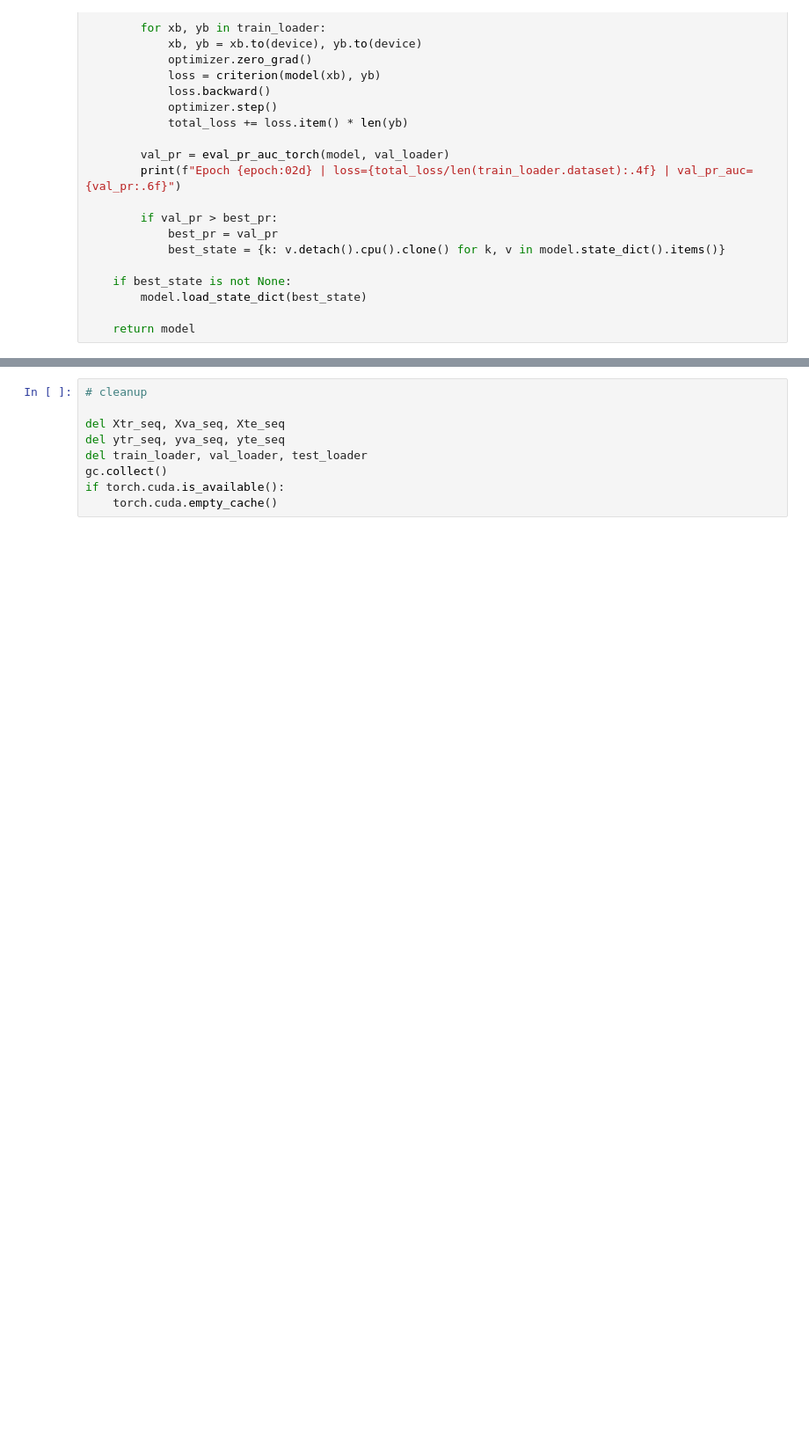
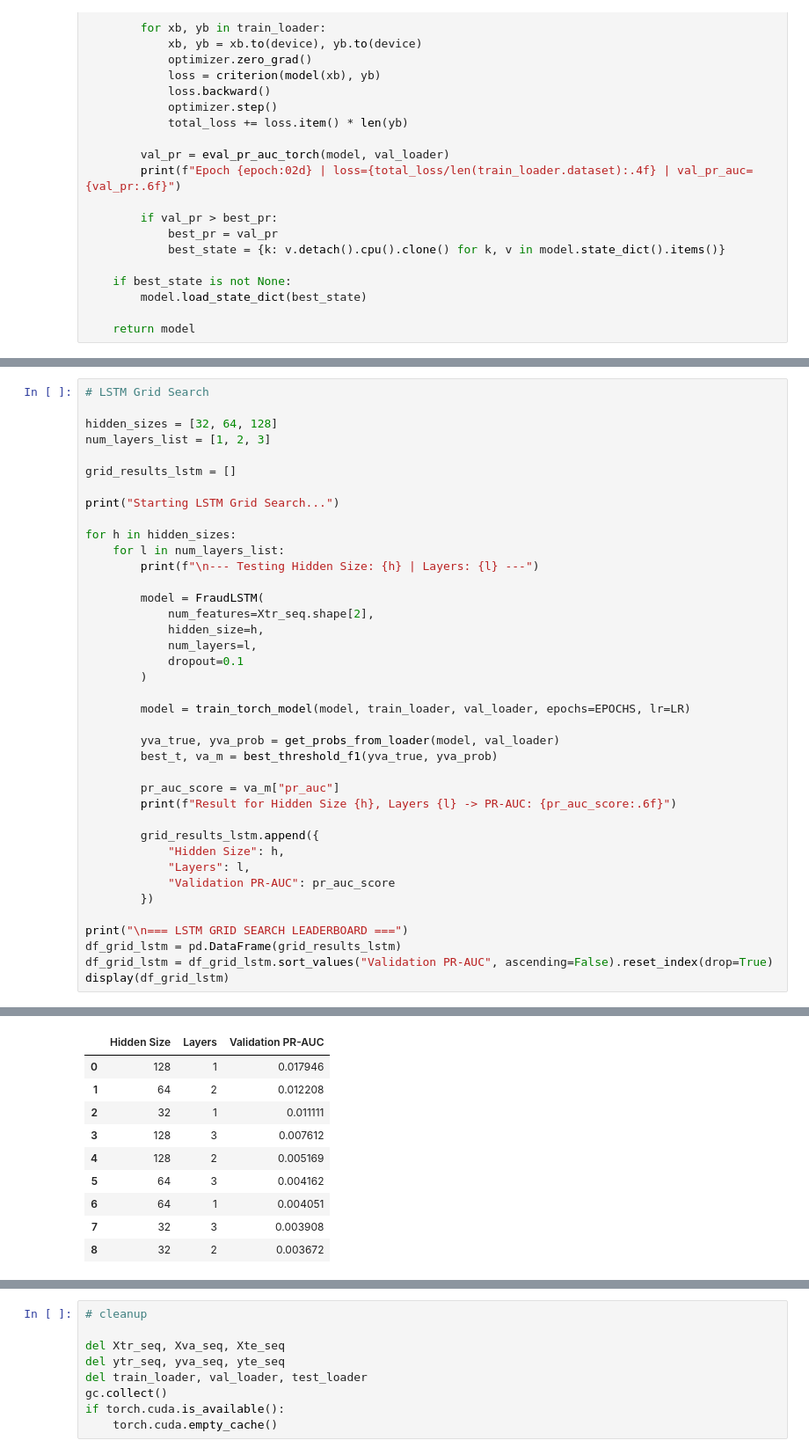
Before and after one commit to sofijadimitrijevic1/480-ai-finance, a Jupyter notebook: model_comparison.ipynb, the cells around one changed output, grey strips where cells are left out. Shown at 88% size. Drawn from its saved outputs; the diff is of its cells as text; blank space fills up the shorter version.

```diff
--- a/model_comparison.ipynb
+++ b/model_comparison.ipynb
@@ -617,0 +618,40 @@ Epoch 15 | loss=0.1059 | val_pr_auc=0.001503
+# %%
+# LSTM Grid Search
+
+hidden_sizes = [32, 64, 128]
+num_layers_list = [1, 2, 3]
+
+grid_results_lstm = []
+
+print("Starting LSTM Grid Search...")
+
+for h in hidden_sizes:
+    for l in num_layers_list:
+        print(f"\n--- Testing Hidden Size: {h} | Layers: {l} ---")
+
+        model = FraudLSTM(
+            num_features=Xtr_seq.shape[2],
+            hidden_size=h,
+            num_layers=l,
+            dropout=0.1
+        )
+
+        model = train_torch_model(model, train_loader, val_loader, epochs=EPOCHS, lr=LR)
+
+        yva_true, yva_prob = get_probs_from_loader(model, val_loader)
+        best_t, va_m = best_threshold_f1(yva_true, yva_prob)
+
+        pr_auc_score = va_m["pr_auc"]
+        print(f"Result for Hidden Size {h}, Layers {l} -> PR-AUC: {pr_auc_score:.6f}")
+
+        grid_results_lstm.append({
+            "Hidden Size": h,
+            "Layers": l,
+            "Validation PR-AUC": pr_auc_score
+        })
+
+print("\n=== LSTM GRID SEARCH LEADERBOARD ===")
+df_grid_lstm = pd.DataFrame(grid_results_lstm)
+df_grid_lstm = df_grid_lstm.sort_values("Validation PR-AUC", ascending=False).reset_index(drop=True)
+display(df_grid_lstm)
+# %% [output]
@@ -618,3 +675,13 @@ Epoch 15 | loss=0.1059 | val_pr_auc=0.001503
+|  | Hidden Size | Layers | Validation PR-AUC |
+| 0 | 128 | 1 | 0.017946 |
+| 1 | 64 | 2 | 0.012208 |
+| 2 | 32 | 1 | 0.011111 |
+| 3 | 128 | 3 | 0.007612 |
+| 4 | 128 | 2 | 0.005169 |
+| 5 | 64 | 3 | 0.004162 |
+| 6 | 64 | 1 | 0.004051 |
+| 7 | 32 | 3 | 0.003908 |
+| 8 | 32 | 2 | 0.003672 |
 # %%
 # Train LSTM
 
```
Also changed, not shown: parts of 9 cells of this notebook.
